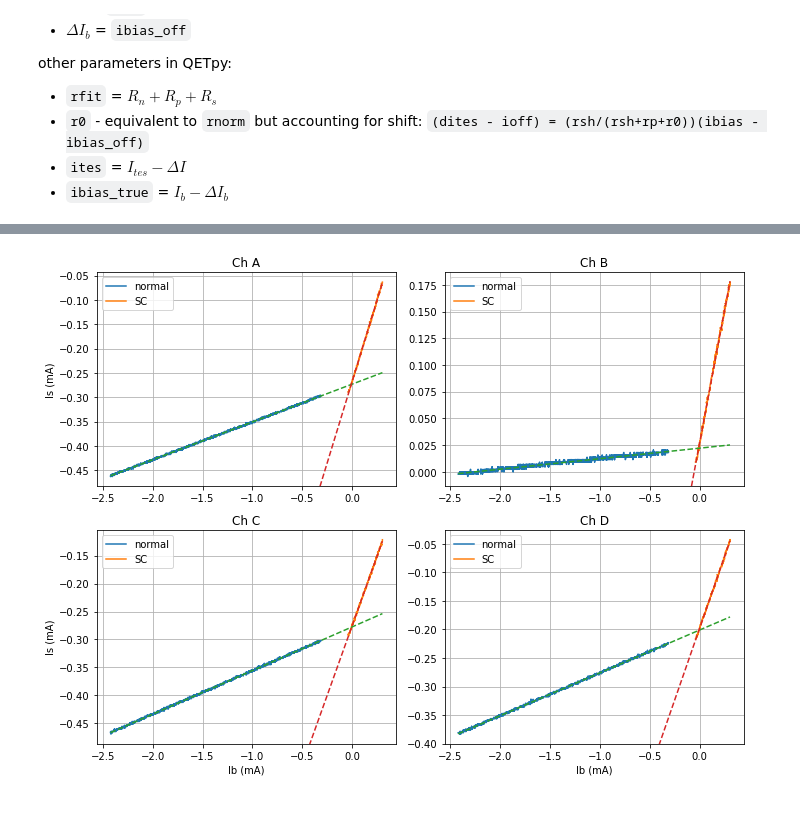
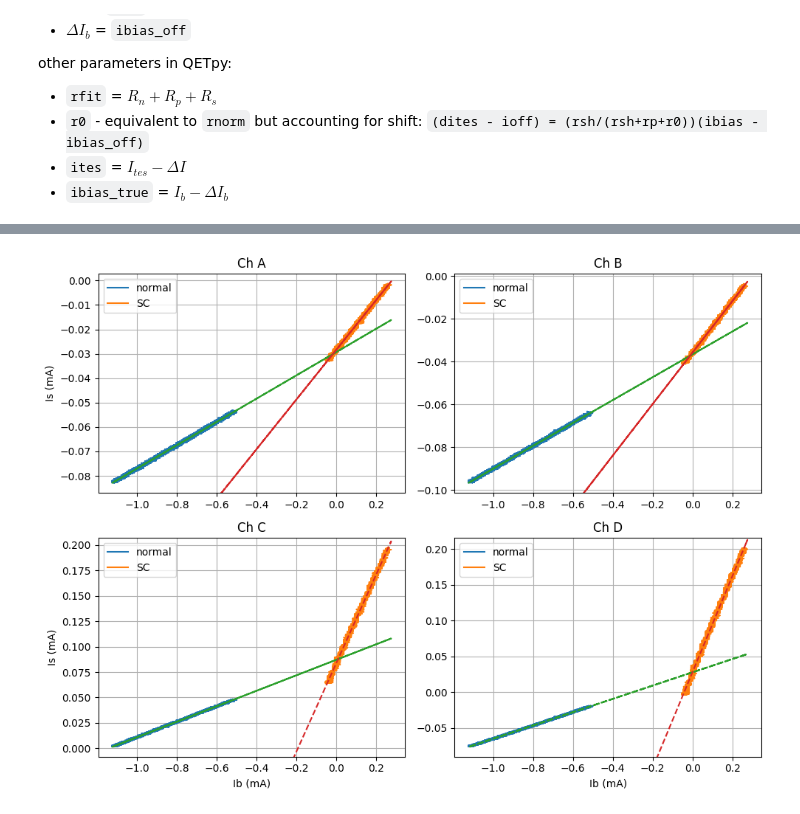
Before and after one commit to tamu-edu/tes_noise, a Jupyter notebook: IbIs.ipynb, the cells around one changed output, grey strips where cells are left out. Saved outputs shown, nothing was run; the diff lists cells and outputs as text; code cells hidden in the pictures.

```diff
--- a/IbIs.ipynb
+++ b/IbIs.ipynb
@@ -147,6 +150,6 @@ interactive(children=(IntSlider(value=3334, description='n1', max=5999, min=670)
 # %%
 # normal/SC limits on IBIS data (current vs time)
-n1, n2, sc1, sc2 = widge.result
+n1, n2, sc1, sc2 = (14023, 26041, 35390, 41399) #widge.result
 
 n_lims = np.array([n1, n2])
 sc_lims = np.array([sc1, sc2])
@@ -254,8 +257,8 @@ for i, (c, ax) in enumerate(zip(channels, axs.flatten())):
     ax.set_title(f'Ch {c}')
 
 
-    ax.plot(to_ibias(ibis('H')[normalinds], n = len(channels))*1e3, 1e3*to_ADC(ibis(c)[normalinds], ibis.config), label = 'normal')
-    ax.plot(to_ibias(ibis('H')[scinds], n = len(channels))*1e3, 1e3*to_ADC(ibis(c)[scinds], ibis.config), label = 'SC')
+    ax.plot(pico_to_ibias(ibis('H')[normalinds], n = len(channels))*1e3, 1e3*to_ADC(ibis(c)[normalinds], ibis.config), label = 'normal')
+    ax.plot(pico_to_ibias(ibis('H')[scinds], n = len(channels))*1e3, 1e3*to_ADC(ibis(c)[scinds], ibis.config), label = 'SC')
 
     ax.legend()
 
@@ -276,7 +279,7 @@ fig.tight_layout()
 # %%
 pscope_digitizer_err = 0.01#20/(2**12)
 
-ibias = np.stack(len(channels)*[to_ibias(ibis('H'), n = len(channels))])[np.newaxis,:] # A
+ibias = np.stack(len(channels)*[pico_to_ibias(ibis('H'), n = len(channels))])[np.newaxis,:] # A
 
 dites = np.array([-to_ADC(ibis(c), ibis.config) for c in channels])[np.newaxis,:] # A
 
@@ -392,7 +395,7 @@ for i, (c,ax) in enumerate(zip(channels, axs.flatten())):
 transition_fits = pd.DataFrame.from_dict(popt)
 transition_fits.index = ('Rn', 'Rsc', 'loc', 'scale')
 
-op_pt = 0.2 # operation at 35% of normal resistance
+op_pt = 0.5 # operation at 35% of normal resistance
 
 R_ops = op_pt*(transition_fits.loc['Rn'] - transition_fits.loc['Rsc']) + transition_fits.loc['Rsc']
 R_ops.name = 'R_op'
@@ -447,38 +449,38 @@ for i, c, ax in zip(range(4), channels, axs.flatten()):
     ax.set_title(f'Ch {c}')
 
 
-    ax.plot(1e3*to_ibias(ibis('H')[normalinds], n = len(channels)), -1e3*to_ADC(ibis(c)[normalinds], ibis.config), label = 'normal')
-    ax.plot(1e3*to_ibias(ibis('H')[scinds], n = len(channels)), -1e3*to_ADC(ibis(c)[scinds], ibis.config), label = 'SC')
+    ax.plot(1e3*pico_to_ibias(ibis('H')[normalinds], n = len(channels)), -1e3*to_ADC(ibis(c)[normalinds], ibis.config), label = 'normal')
+    ax.plot(1e3*pico_to_ibias(ibis('H')[scinds], n = len(channels)), -1e3*to_ADC(ibis(c)[scinds], ibis.config), label = 'SC')
 
     wind = ax.axis()
 
     ax.legend()
 
-    xplot = to_ibias(ibis('H')[full_sweep], n = len(channels))
+    xplot = pico_to_ibias(ibis('H')[full_sweep], n = len(channels))
 
     norm_fit = lambda x: ivfits.int_n[0,i,0] + ivfits.slope_n[0,i,0]*x
     sc_fit = lambda x: ivfits.int_sc[0,i,0] + ivfits.slope_sc[0,i,0]*x
 
     ax.plot(1e3*xplot, 1e3*norm_fit(xplot), '--')
     ax.plot(1e3*xplot, 1e3*sc_fit(xplot), '--')
 
 
     ax.axis(wind)
 
     #ax.plot(ibis(c)[nslice])
     #ax.plot(ibis(c)[scslice])
 
 
     wind = ax.axis()
 
     #ax.plot(ibis.ts, ibis(c))
 
     ax.axis(wind)
 
 
 fig.tight_layout()
 # %% [output]
-[figure, old version]
+[figure, new version]
 # %%
 
 fig, axs = plt.subplots(nrows = numrows, ncols = 2, figsize = (10,3.5*numrows))
```
Also changed, not shown: parts of 25 cells of this notebook, 2 other files.
